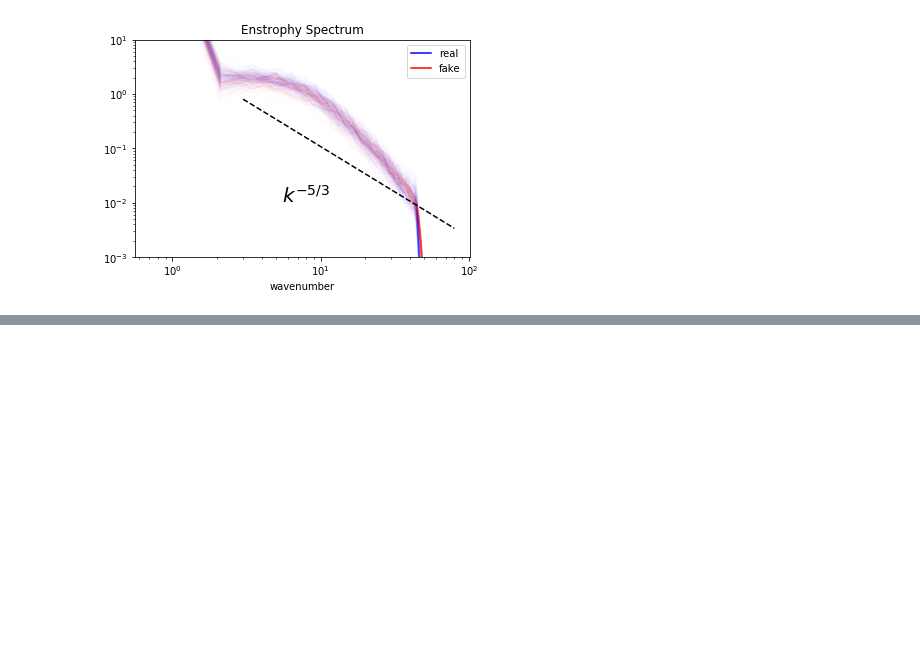
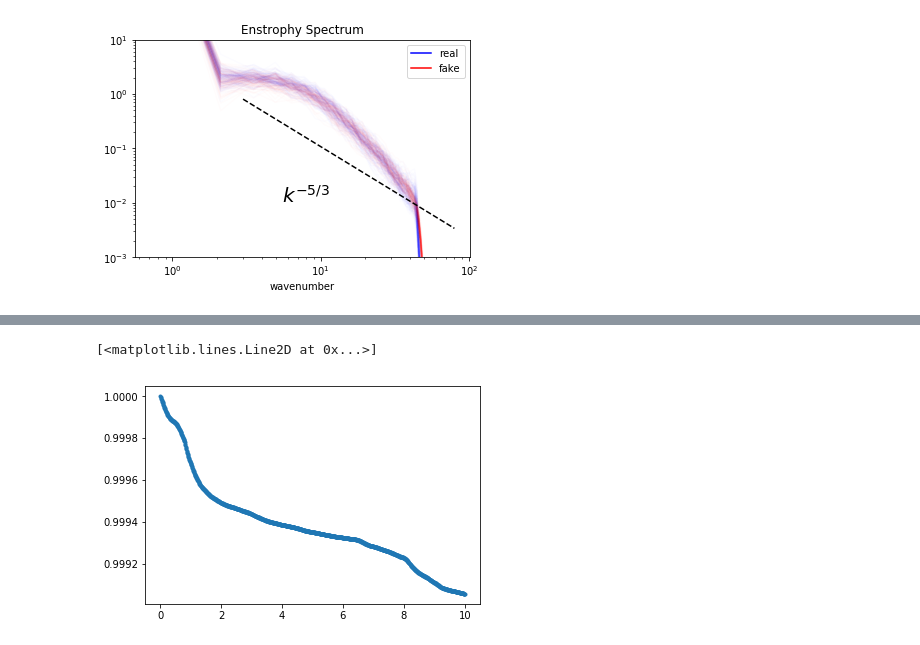
Before and after one commit to dtamayo/2dturbulence, a Jupyter notebook: readimg.ipynb, the cells around one changed output, grey strips where cells are left out. Cells and saved outputs as stored; diff of their text form; code cells hidden in the pictures; blank space fills up the shorter version.

```diff
--- a/readimg.ipynb
+++ b/readimg.ipynb
@@ -112,0 +141,15 @@ Text(0.5,1,'Enstrophy Spectrum')
+# %%
+m.run()
+KE0 = m._calc_ke()
+PE0 = (m.q**2).sum()
+
+Nout = 1000
+tmax = 10
+times = np.linspace(m.t, tmax, Nout)
+KE = np.zeros(Nout)
+PE = np.zeros(Nout)
+for i, time in enumerate(times):
+    m.tmax = time
+    m.run()
+    KE[i] = m._calc_ke()
+    PE[i] = (m.q**2).sum()
@@ -112,0 +167,6 @@ Text(0.5,1,'Enstrophy Spectrum')
+# %%
+fig, ax = plt.subplots()
+ax.plot(times, KE/KE0, '.')
+# %% [output]
+[<matplotlib.lines.Line2D at 0x...>]
+[figure, added]
```
Also changed, not shown: parts of 15 cells of this notebook.
